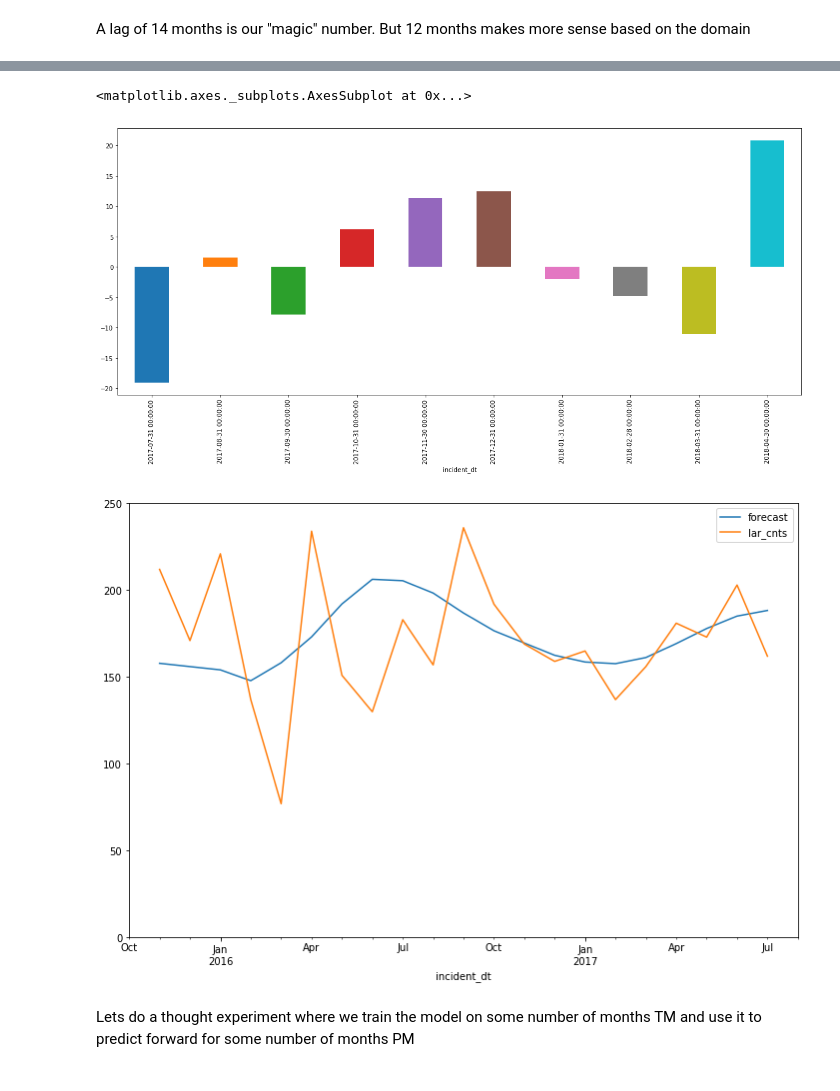
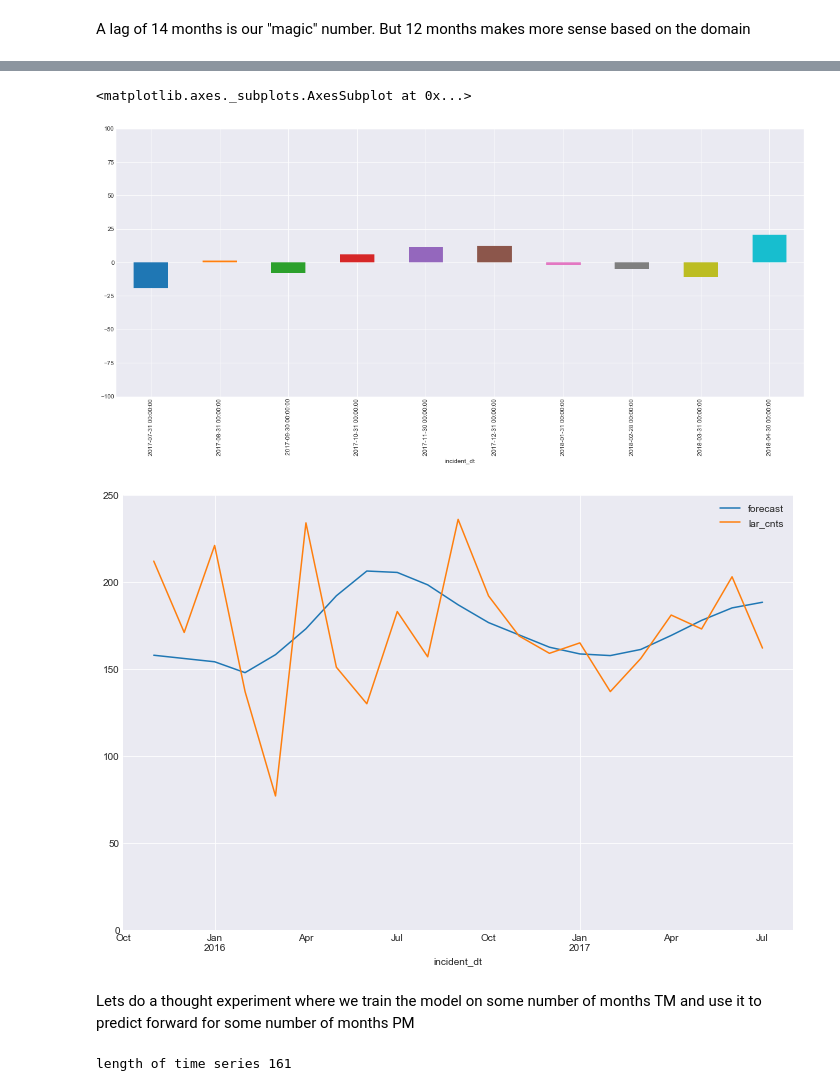
Before and after one commit to lotusflyer/ash_pub_safety, a Jupyter notebook: ash_lar_arma_model.ipynb, the cells around one changed output, grey strips where cells are left out. Drawn from its saved outputs; the diff is of its cells as text; code cells hidden in the pictures.

```diff
--- a/ash_lar_arma_model.ipynb
+++ b/ash_lar_arma_model.ipynb
@@ -16,3 +19,5 @@ plt.rcParams['figure.figsize'] = (20.0, 8.0)
+# %%
+sns.set_style("darkgrid")
 # %% [markdown]
 # Load the data and clean
 # %% [markdown]
@@ -138,15 +164,20 @@ incident_dt
 # %%
+plt.ylim(-100,100)
 compare['percent error'].plot(kind='bar')
 # %% [output]
 <matplotlib.axes._subplots.AxesSubplot at 0x...>
-[figure, old version]
+[figure, new version]
 # %%
 fig, ax = plt.subplots(figsize=(12, 8))
 # ax = X[150:].plot(ax=ax)
 plt.ylim(0, 250)
 fig = arma_mod2.plot_predict(130, 150, dynamic=True, ax=ax, plot_insample=True)
 # %% [output]
-[figure, old version]
+[figure, new version]
 # %% [markdown]
 Lets do a thought experiment where we train the model on some number of months TM and use it to predict forward for some number of months PM
+# %%
+print("length of time series {}".format(len(X)))
+# %% [output]
+length of time series 161
 # %%
```
Also changed, not shown: parts of 14 cells of this notebook, 5 other files.
